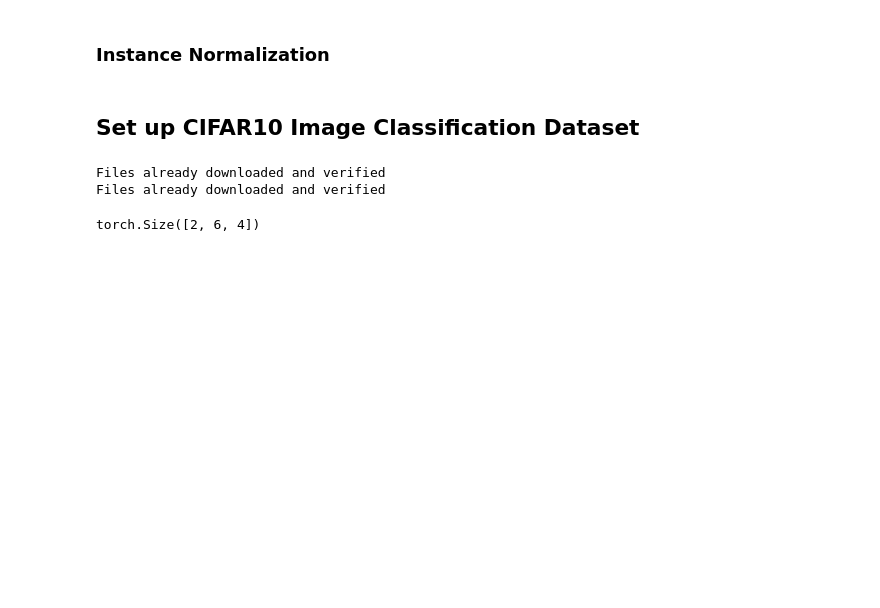
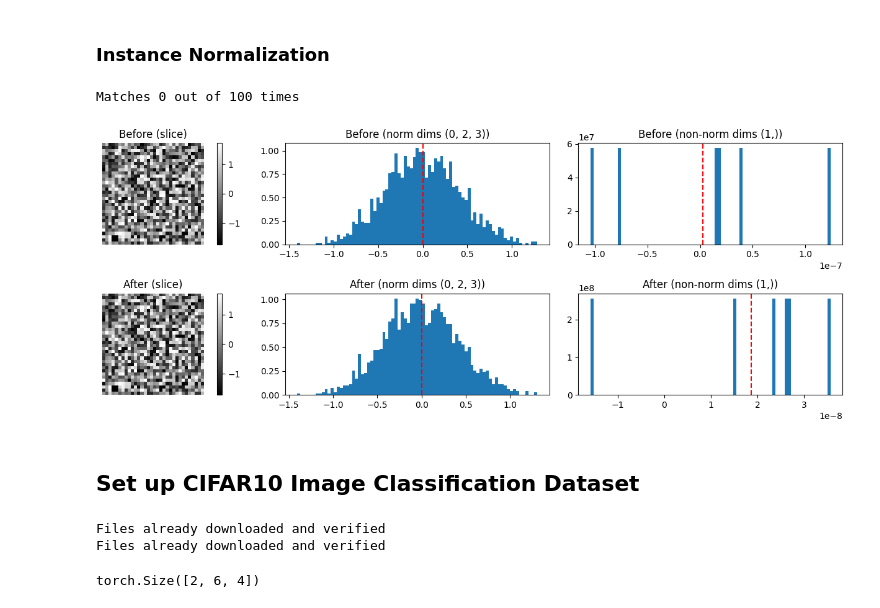
Before and after one commit to mohanen/deep-learning-blueprint, a Jupyter notebook: NormalizationLayers.ipynb, the cells around one changed output. Saved outputs shown, nothing was run; the diff lists cells and outputs as text; code cells hidden in the pictures; blank space fills up the shorter version.

```diff
--- a/NormalizationLayers.ipynb
+++ b/NormalizationLayers.ipynb
@@ -239,7 +226,66 @@ Match with torch.BatchNorm2d: True
 # %% [markdown]
 ### Instance Normalization
 # %%
-class InstanceNorm(nn.Module):
+class InstanceNorm2d(nn.Module):
+    def __init__(self, num_features, eps=1e-5, momentum=0.1, affine=False, track_running_stats=False):
+        super().__init__()
+        self.num_features = num_features
+        self.eps = eps
+        self.momentum = momentum
+        self.affine = affine
+        self.track_running_stats = track_running_stats
+
+        self.running_mean = None
+        self.running_var = None
+        if self.track_running_stats:
+            self.running_mean = torch.zeros(1, num_features)
+            self.running_var = torch.ones(1, num_features)
+        if self.affine:
+            # Similar to Layernorm but affine is not elementwise but across the feature dimensions
+            self.gamma = nn.Parameter(torch.ones(num_features))
+            self.beta = nn.Parameter(torch.zeros(num_features))
+        else:
+            self.register_parameter('gamma', None)
+            self.register_parameter('beta', None)
+
+    def forward(self, x):
+        assert x.shape[1] == self.num_features, "Input shape does not match num_features"
+        # broadcast_shape is used to broadcast the mean and var to the shape of the input
+        broadcast_shape = [1, -1] + [1] * (x.dim() - 2)
+        # norm_dims is used to normalize the mean and var across the feature dimensions
+        norm_dims = (0,) + tuple(range(2, x.dim()))
+        # if track_running_stats is True, we need to track the running mean and var
+        if self.track_running_stats:
+            if self.training:
+                mean = x.mean(dim=norm_dims)
+                # unbiased=False means divide by N instead of N-1 (just like in pytorch)
+                var = x.var(dim=norm_dims, unbiased=False)
+                # update the running mean and var
+                self.running_mean.mul_(1 - self.momentum).add_(mean.detach() * self.momentum)
+                self.running_var.mul_(1 - self.momentum).add_(var.detach() * self.momentum)
+            else:
+                # if track_running_stats is False, we use the running mean and var
+                mean = self.running_mean
+                var = self.running_var
+        else:
+            # if track_running_stats is False, we use the mean and var of the batch
+            mean = x.mean(dim=norm_dims)
+            var = x.var(dim=norm_dims, unbiased=False)
+        # reshape to match the input shape for broadcasting
+        mean = mean.view(broadcast_shape)
+        var = var.view(broadcast_shape)
+        # normalize the input and 1/sqrt = rsqrt (faster than 1/sqrt)
+        x = (x - mean) * torch.rsqrt(var + self.eps)
+        if self.affine:
+            x = self.gamma.view(broadcast_shape) * x + self.beta.view(broadcast_shape)
+        return x
+
+
+match_with_torch(InstanceNorm2d(6), nn.InstanceNorm2d(6))
+visualize_norm_effect(InstanceNorm2d(6)(x), nn.InstanceNorm2d(6)(x), norm_dims=(0, 2, 3))
+# %% [output]
+Matches 0 out of 100 times
+[figure, added]
 # %% [markdown]
 ## Set up CIFAR10 Image Classification Dataset
 # %%
```
Also changed, not shown: parts of 4 cells of this notebook.
